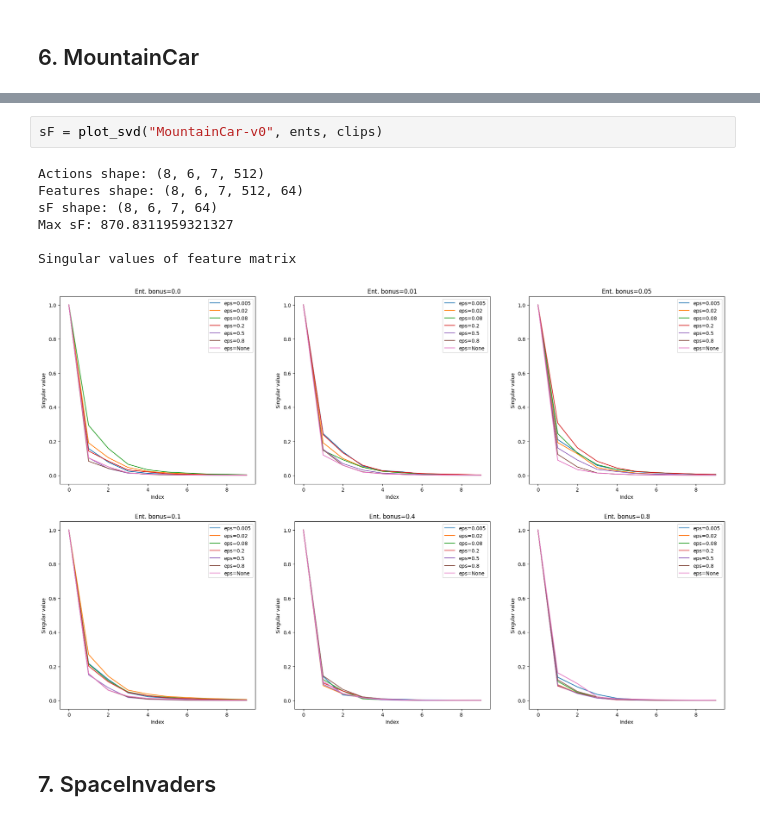
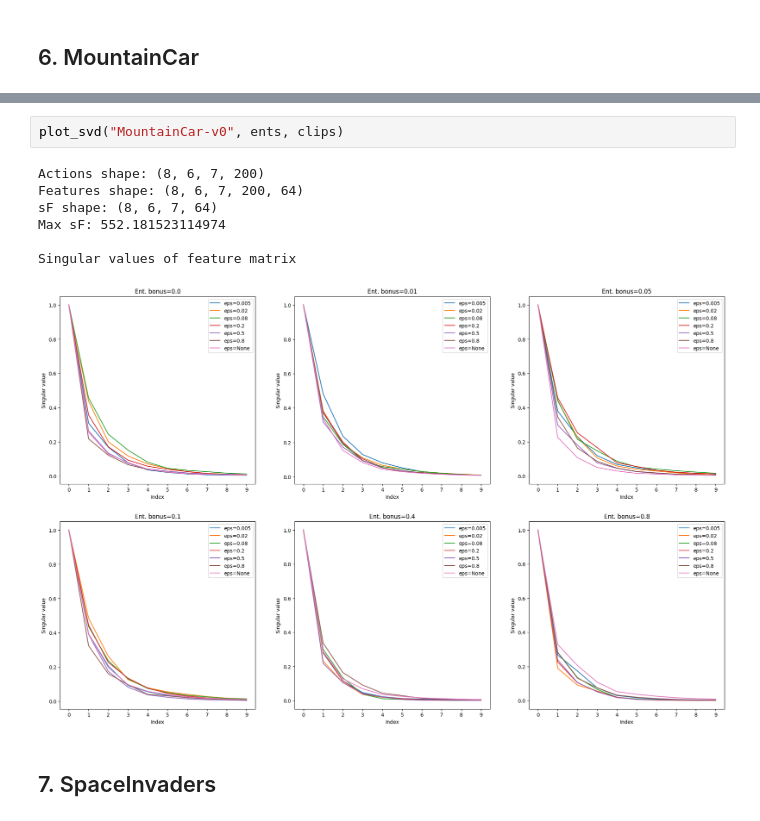
Before and after one commit to Kalyan0821/ppo_jax, a Jupyter notebook: plotting/plot_shared_features.ipynb, the cells around one changed output, grey strips where cells are left out. Cells and saved outputs as stored; diff of their text form.

Commit message:
Classification plots done

```diff
--- a/plotting/plot_shared_features.ipynb
+++ b/plotting/plot_shared_features.ipynb
@@ -167,13 +279,13 @@ Features shape: (8, 6, 7, 512, 64)
 # %%
-sF = plot_svd("MountainCar-v0", ents, clips)
+plot_svd("MountainCar-v0", ents, clips)
 # %% [output]
-Actions shape: (8, 6, 7, 512)
-Features shape: (8, 6, 7, 512, 64)
+Actions shape: (8, 6, 7, 200)
+Features shape: (8, 6, 7, 200, 64)
 sF shape: (8, 6, 7, 64)
-Max sF: 870.8311959321327
+Max sF: 552.181523114974
 
 Singular values of feature matrix
-[figure, old version]
+[figure, new version]
 # %% [markdown]
 ## 7. SpaceInvaders
 # %%
```
Also changed, not shown: parts of 23 cells of this notebook, 1 other file.
